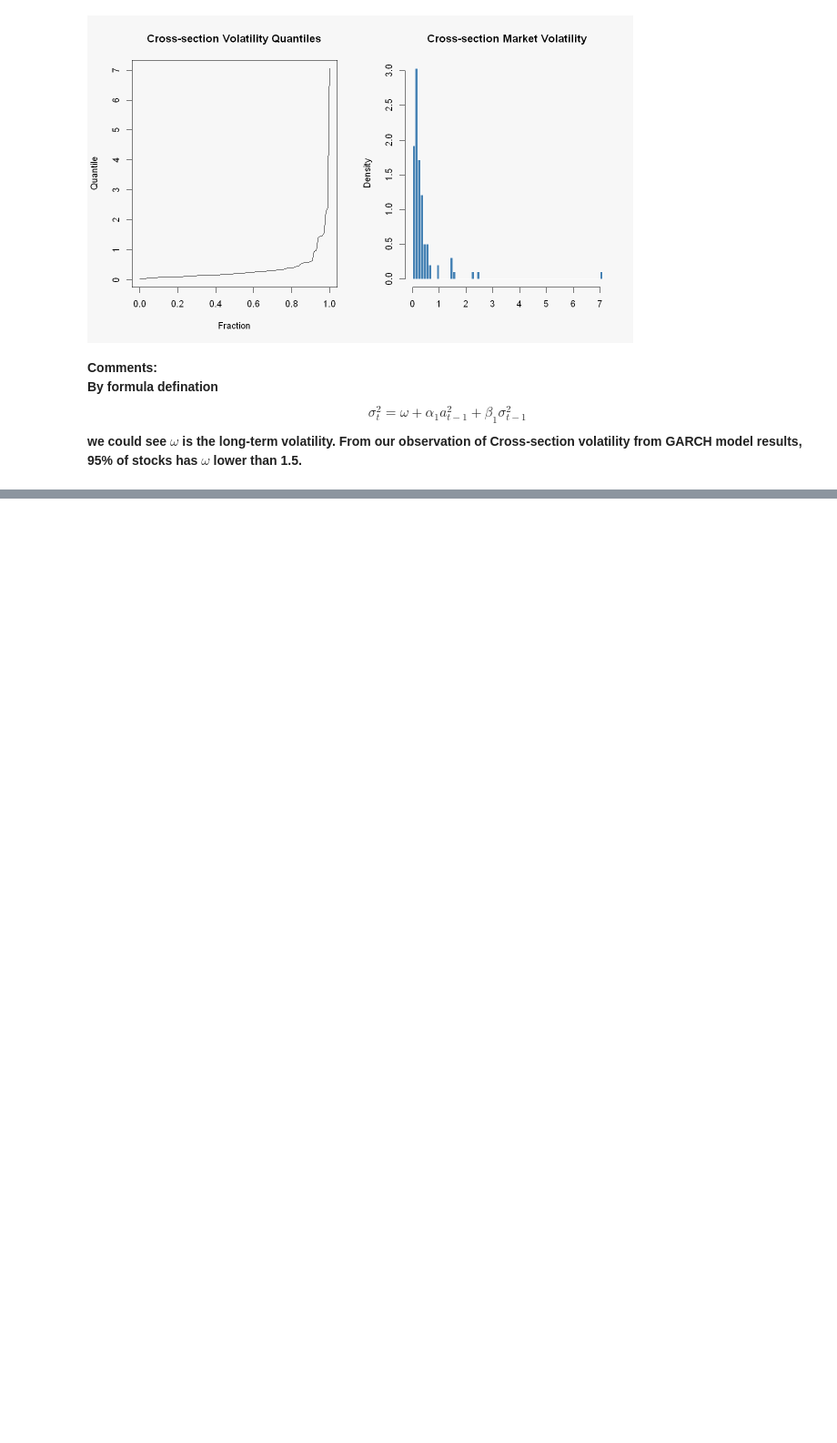
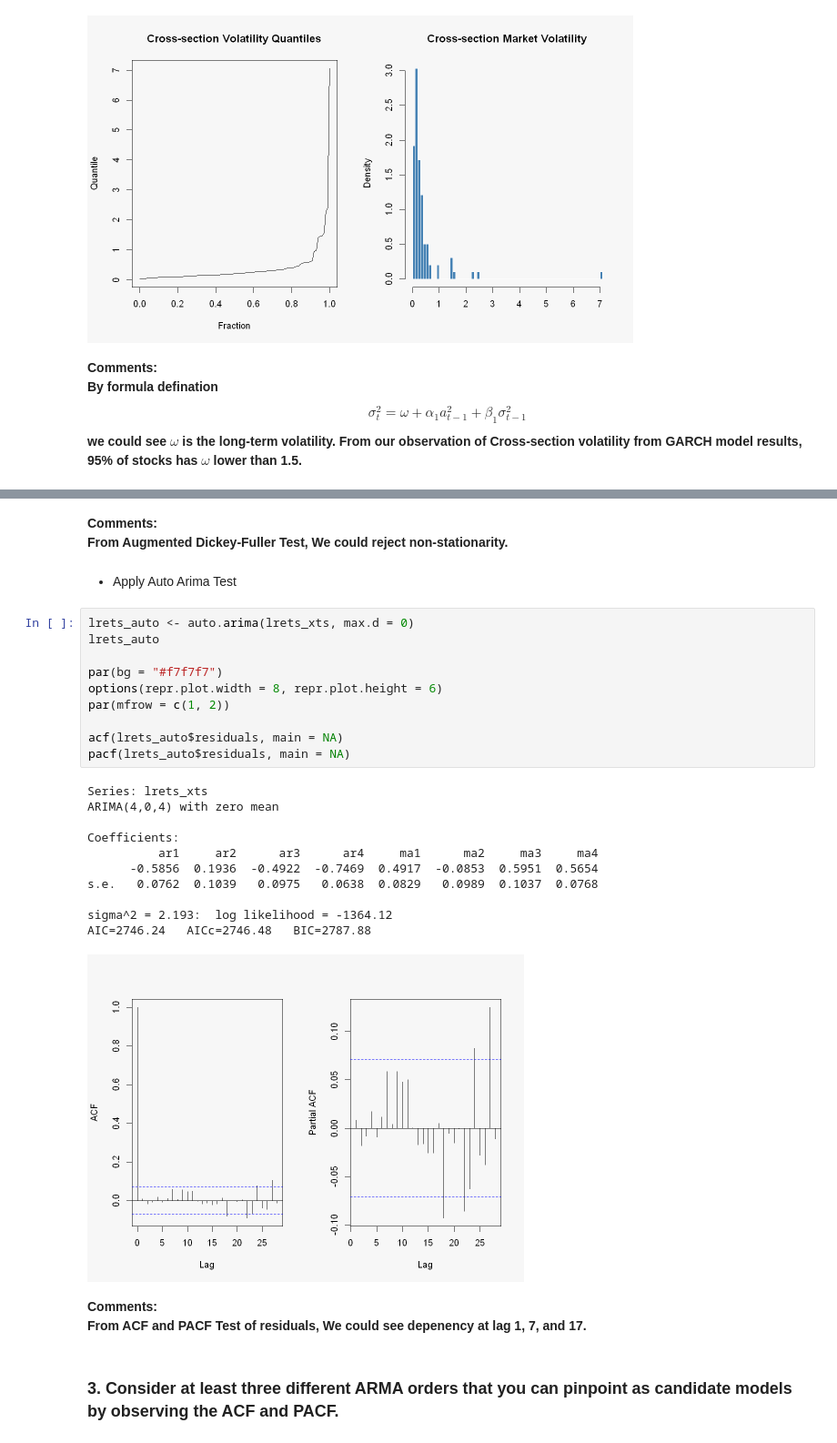
Before and after one commit to 51014941/JEM059-HW-Zhang-and-Qu, a Jupyter notebook: HW2.ipynb, the cells around one changed output, grey strips where cells are left out. Shown at 91% size. Cells and saved outputs as stored; diff of their text form; blank space fills up the shorter version.

```diff
--- a/HW2.ipynb
+++ b/HW2.ipynb
@@ -370,0 +529,32 @@ we could see $\omega$ is the long-term volatility. From our observation of Cross
+# %% [markdown]
+**Comments:
+From Augmented Dickey-Fuller Test, We could reject non-stationarity.**
+# %% [markdown]
+* Apply Auto Arima Test
+# %%
+lrets_auto <- auto.arima(lrets_xts, max.d = 0)
+lrets_auto
+
+par(bg = "#f7f7f7")
+options(repr.plot.width = 8, repr.plot.height = 6)
+par(mfrow = c(1, 2))
+
+acf(lrets_auto$residuals, main = NA)
+pacf(lrets_auto$residuals, main = NA)
+# %% [output]
+Series: lrets_xts
+ARIMA(4,0,4) with zero mean
+
+Coefficients:
+          ar1     ar2      ar3      ar4     ma1      ma2     ma3     ma4
+      -0.5856  0.1936  -0.4922  -0.7469  0.4917  -0.0853  0.5951  0.5654
+s.e.   0.0762  0.1039   0.0975   0.0638  0.0829   0.0989  0.1037  0.0768
+
+sigma^2 = 2.193:  log likelihood = -1364.12
+AIC=2746.24   AICc=2746.48   BIC=2787.88
+[figure, added]
+# %% [markdown]
+**Comments:
+From ACF and PACF Test of residuals, We could see depenency at lag 1, 7, and 17.**
+# %% [markdown]
+### 3. Consider at least three different ARMA orders that you can pinpoint as candidate models by observing the ACF and PACF.
```
Also changed, not shown: parts of 35 cells of this notebook.
